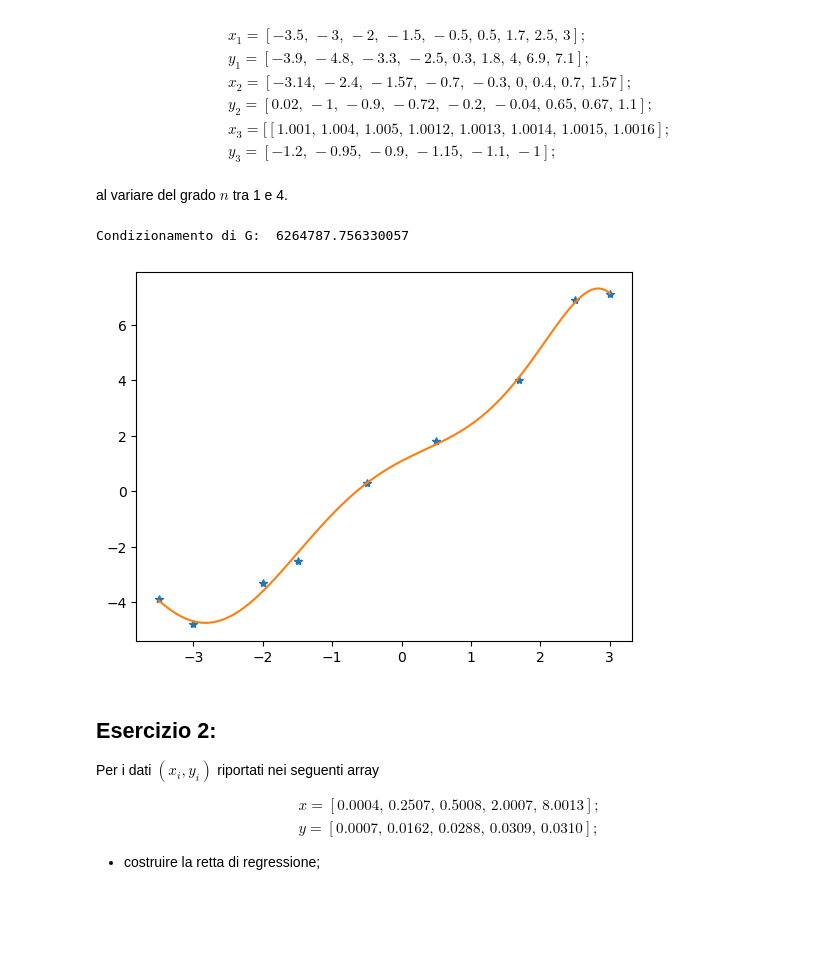
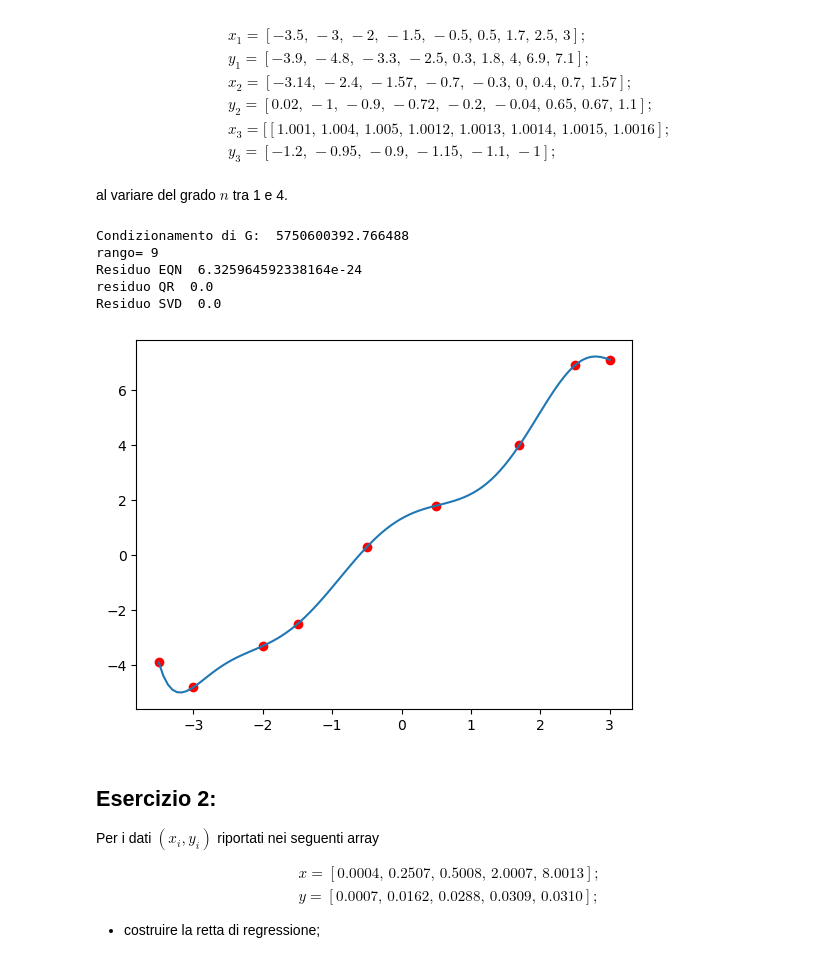
Before and after one commit to alevu3344/EsercitazioniMetodiNumerici, a Jupyter notebook: Lezione_10/ESercitazione_10.ipynb, the cells around one changed output. Cells and saved outputs as stored; diff of their text form; code cells hidden in the pictures; blank space fills up the shorter version.

```diff
--- a/Lezione_10/ESercitazione_10.ipynb
+++ b/Lezione_10/ESercitazione_10.ipynb
@@ -44,6 +72,21 @@ Implementare la function  **svdLS(A,b)** che utilizza  il metodo SVD per la solu
 - il termine noto b di ordine m
 restituisce in output
 - la soluzione del sistema lineare e la norma 2 al quadrato del residuo.
+# %%
+def svdLS(A,b):
+    Rows, Cols = A.shape
+    U,Eps,VT = spl.svd(A)
+    thresh=np.spacing(1)*Rows*Eps[0] ##Calcolo del rango della matrice, numero dei valori singolari maggiori di una soglia
+    k=np.count_nonzero(Eps>thresh)
+    print("rango=",k)
+
+    d = U.T@b
+    d1 = d[0:k].reshape(k,1)
+    Eps1=Eps[:k].reshape(k,1)
+    c = d1/Eps1
+    x=VT.T[:,:k]@c
+    residuo=npl.norm(d[k:])**2
+    return x, residuo
 # %% [markdown]
 ## Esercizio 1
 - Si utilizzino i tre metodi implementati  per l'approssimazione ai minimi quadrati delle seguenti configurazioni di dati:
@@ -61,23 +104,38 @@ $$
 
 al variare del grado $n$ tra 1 e 4.
 # %%
-x = np.array([-3.5, -3, -2,-1.5,-0.5, 0.5, 1.7, 2.5, 3])
-y = np.array([-3.9,  -4.8,  -3.3,  -2.5,  0.3, 1.8, 4, 6.9,  7.1])
+x= np.array([-3.5,-3, -2, -1.5, -0.5, 0.5, 1.7, 2.5, 3])
+y = np.array([-3.9,-4.8,-3.3,-2.5, 0.3,1.8,4,6.9,7.1])
+#x=np.array( [-3.14,  -2.4,  -1.57,  -0.7,  -0.3,  0,  0.4,  0.7,  1.57]  )
+#y=np.array(  [0.02,  -1, -0.9,   -0.72,   -0.2,   -0.04,  0.65,   0.67,   1.1] )
+#x  = np.array([1.001, 1.004, 1.005,1.0012, 1.0013,   1.0014,   1.0015,  1.0016])
+#y  = np.array([-1.2,-1.0, -0.98,-0.95,-0.9, -1.15, -1.1, -1])
+m=x.shape[0]
+n=20  #grado del polinomio di regressione
+n1=n+1  # gradi di libertà
+A=np.vander(x,increasing=True)[:,:n1]
+alpha_EQN=eqnorm(A,y)
+residuo_eqn=np.linalg.norm(A@alpha_EQN-y.reshape(m,1))**2
 
-m = x.shape
-n = 6 #grado del polinomio di regressione
-n1 = n+1 #gradi di libertà o numero dei
-         #coefficienti di un polinomio di gradi di libertà
-B=np.vander(x, increasing=True)[:,:n1]
-a_EQN = eqnorm(B,y)
-xv = np.linspace(np.min(x), np.max(x), 200)
-pol_EQN = np.polyval(np.flip(a_EQN),xv)
+alpha_QR,residuo_QR=qrLS(A,y)
+alpha_SVD,residuo_SVD=svdLS(A,y)
 
-plt.plot(x,y,"*", xv, pol_EQN)
+print("Residuo EQN ",residuo_eqn)
+print("residuo QR ",residuo_QR)
+print("Residuo SVD ",residuo_SVD)
+xv=np.linspace(np.min(x),np.max(x),100)
+pol_EQN=np.polyval(np.flip(alpha_EQN),xv)
+pol_QR=np.polyval(np.flip(alpha_QR),xv)
+pol_SVD=np.polyval(np.flip(alpha_SVD),xv)
+plt.plot(x,y,'ro',xv,pol_SVD)
 plt.show()
 # %% [output]
-Condizionamento di G:  6264787.756330057
+Condizionamento di G:  5750600392.766488
+rango= 9
+Residuo EQN  6.325964592338164e-24
+residuo QR  0.0
+Residuo SVD  0.0
-[figure, old version]
+[figure, new version]
 # %% [markdown]
 ## Esercizio 2:
 Per i dati $(x_i, y_i)$ riportati nei seguenti array
```
Also changed, not shown: parts of 7 cells of this notebook, 3 other files.
